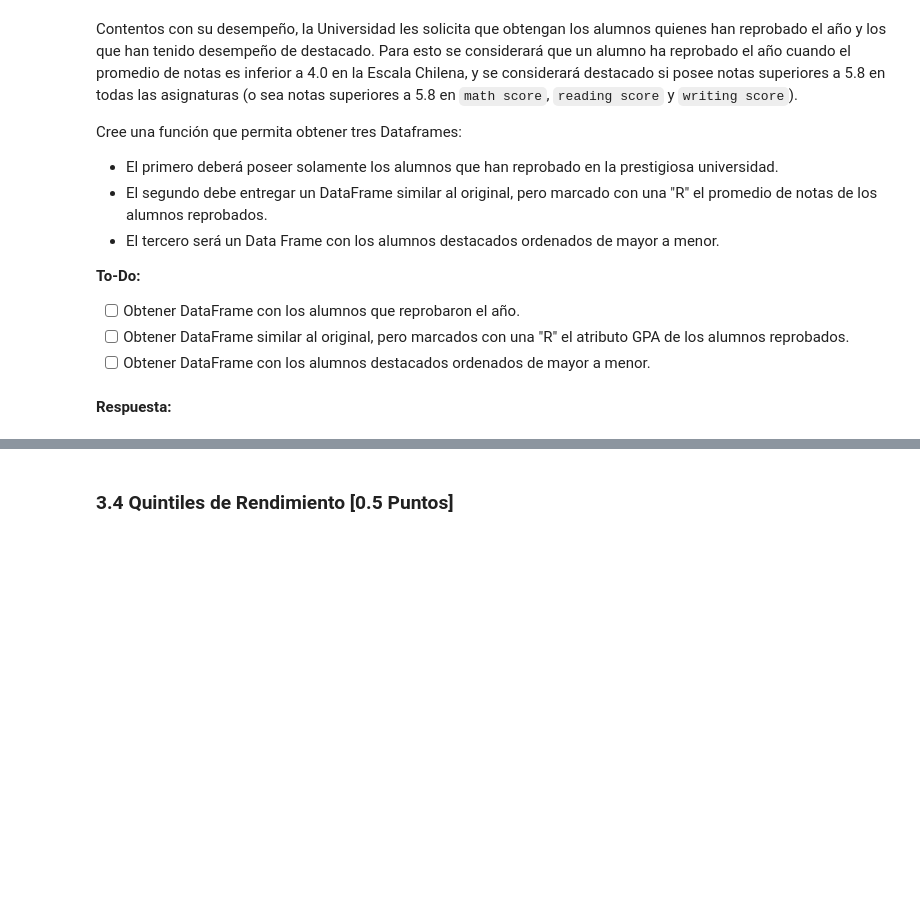
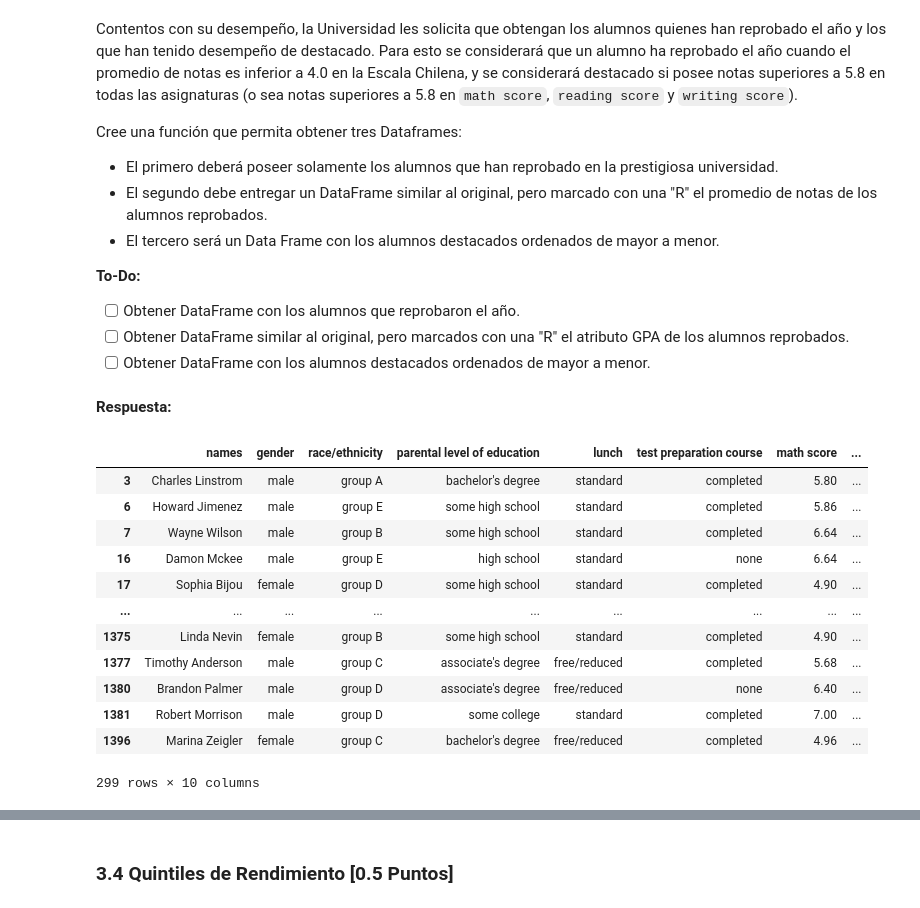
Before and after one commit to carinunez/Labs_MDS, a Jupyter notebook: lab3/Lab3.ipynb, the cells around one changed output, grey strips where cells are left out. Saved outputs shown, nothing was run; the diff lists cells and outputs as text; code cells hidden in the pictures; blank space fills up the shorter version.

```diff
--- a/lab3/Lab3.ipynb
+++ b/lab3/Lab3.ipynb
@@ -501,3 +502,8 @@ def nota_chilena(dataframe_in, columna):
+# %%
+cols_score =  df_grades.filter(like='score').columns
+
+for col in cols_score:
+    nota_chilena(df_grades, col)
 # %%
 #Muestre sus resultados aquí
 df_grades
@@ -527,7 +533,9 @@ Con todas las notas adjuntadas, la prestigiosa Universidad De la Cachaña necesi
 # %%
 #Escriba su código aquí
 def alumnos_promedio(dataframe_in):
-  pass
+  cols_score =  dataframe_in.filter(like='score').columns
+  dataframe_in['Promedio'] = dataframe_in[cols_score].sum(axis=1)/3
+  return dataframe_in
 # %%
 #Muestre sus resultados aquí
 df_grades = alumnos_promedio(df_grades)
@@ -557,0 +567,16 @@ def reprobados_destacados(dataframe_in):
+# %%
+df_grades.loc[(df_grades['math score']>5.8)|(df_grades['reading score']>5.8)|(df_grades['writing score']>5.8)]
+# %% [output]
+|  | names | gender | race/ethnicity | parental level of education | lunch | test preparation course | math score | ... |
+| 3 | Charles Linstrom | male | group A | bachelor's degree | standard | completed | 5.80 | ... |
+| 6 | Howard Jimenez | male | group E | some high school | standard | completed | 5.86 | ... |
+| 7 | Wayne Wilson | male | group B | some high school | standard | completed | 6.64 | ... |
+| 16 | Damon Mckee | male | group E | high school | standard | none | 6.64 | ... |
+| 17 | Sophia Bijou | female | group D | some high school | standard | completed | 4.90 | ... |
+| ... | ... | ... | ... | ... | ... | ... | ... | ... |
+| 1375 | Linda Nevin | female | group B | some high school | standard | completed | 4.90 | ... |
+| 1377 | Timothy Anderson | male | group C | associate's degree | free/reduced | completed | 5.68 | ... |
+| 1380 | Brandon Palmer | male | group D | associate's degree | free/reduced | none | 6.40 | ... |
+| 1381 | Robert Morrison | male | group D | some college | standard | completed | 7.00 | ... |
+| 1396 | Marina Zeigler | female | group C | bachelor's degree | free/reduced | completed | 4.96 | ... |
+299 rows × 10 columns
```
Also changed, not shown: parts of 8 cells of this notebook.
